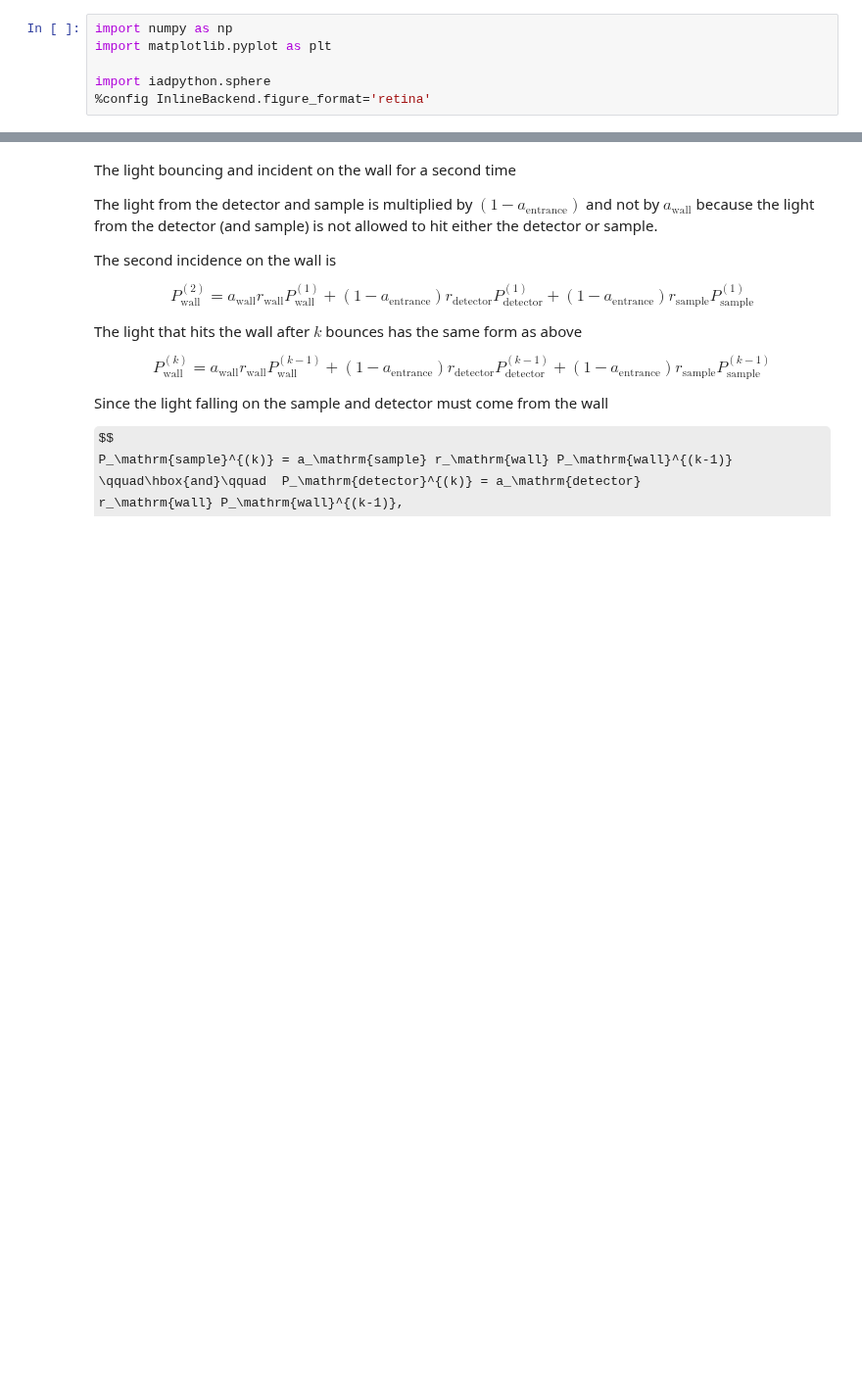
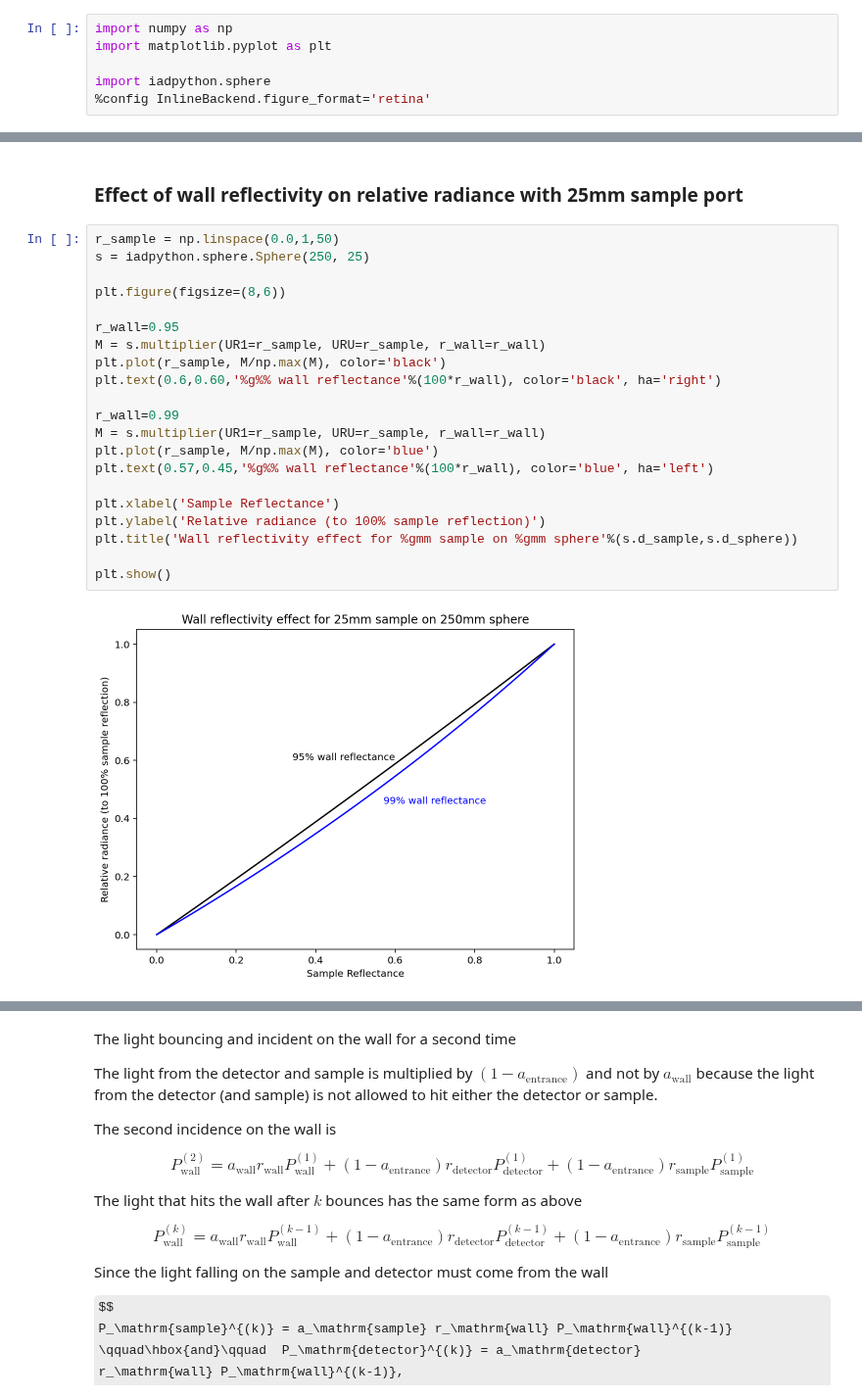
Before and after one commit to scottprahl/iadpython, a Jupyter notebook: docs/sphere.ipynb, the cells around one changed output, grey strips where cells are left out. Shown at 98% size. Saved outputs shown, nothing was run; the diff lists cells and outputs as text; some formulas as TeX source; blank space fills up the shorter version.

```diff
--- a/docs/sphere.ipynb
+++ b/docs/sphere.ipynb
@@ -282,0 +293,25 @@ plt.show()
+# %% [markdown]
+### Effect of wall reflectivity on relative radiance with 25mm sample port
+# %%
+r_sample = np.linspace(0.0,1,50)
+s = iadpython.sphere.Sphere(250, 25)
+
+plt.figure(figsize=(8,6))
+
+r_wall=0.95
+M = s.multiplier(UR1=r_sample, URU=r_sample, r_wall=r_wall)
+plt.plot(r_sample, M/np.max(M), color='black')
+plt.text(0.6,0.60,'%g%% wall reflectance'%(100*r_wall), color='black', ha='right')
+
+r_wall=0.99
+M = s.multiplier(UR1=r_sample, URU=r_sample, r_wall=r_wall)
+plt.plot(r_sample, M/np.max(M), color='blue')
+plt.text(0.57,0.45,'%g%% wall reflectance'%(100*r_wall), color='blue', ha='left')
+
+plt.xlabel('Sample Reflectance')
+plt.ylabel('Relative radiance (to 100% sample reflection)')
+plt.title('Wall reflectivity effect for %gmm sample on %gmm sphere'%(s.d_sample,s.d_sphere))
+
+plt.show()
+# %% [output]
+[figure, added]
```
Also changed, not shown: parts of 14 cells of this notebook.
